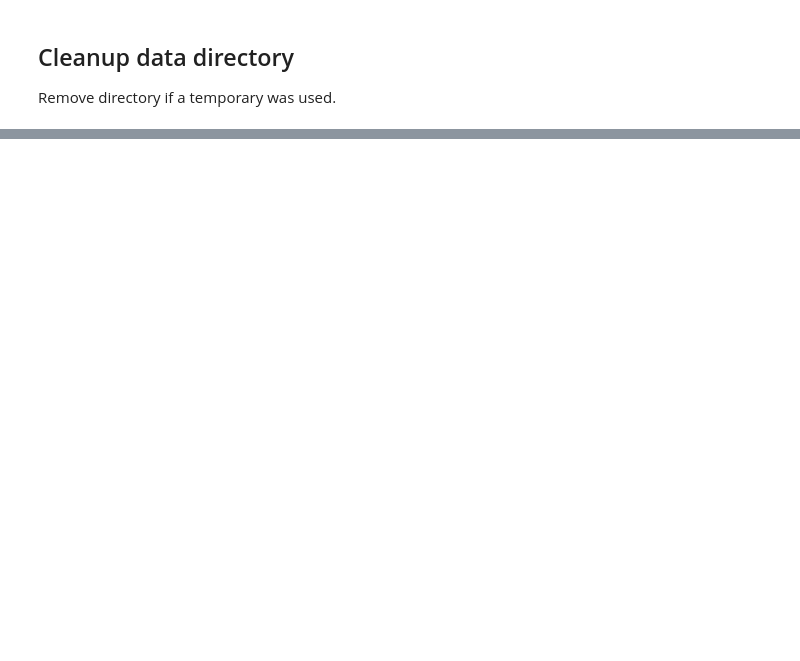
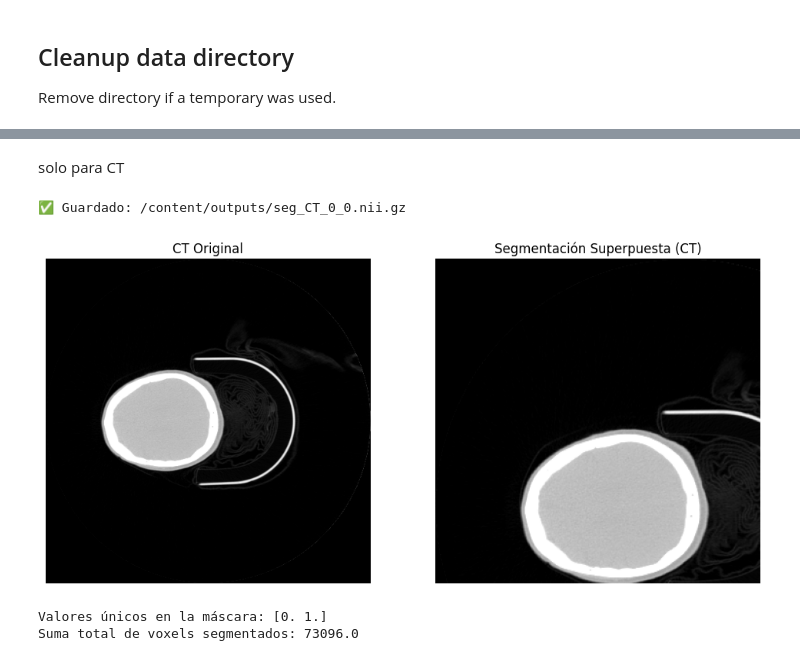
Before and after one commit to alexiacanosa/pruebas_monai, a Jupyter notebook: 3d_segmentation/spleen_segmentation_3d.ipynb, the cells around one changed output, grey strips where cells are left out. Drawn from its saved outputs; the diff is of its cells as text; code cells hidden in the pictures; blank space fills up the shorter version.

```diff
--- a/3d_segmentation/spleen_segmentation_3d.ipynb
+++ b/3d_segmentation/spleen_segmentation_3d.ipynb
@@ -538,0 +795,2 @@ if directory is None:
+# %% [markdown]
+solo para CT
@@ -538,0 +817,69 @@ if directory is None:
+# %%
+import os
+import nibabel as nib
+import numpy as np
+import torch
+
+os.makedirs("/content/outputs", exist_ok=True)
+model.eval()
+
+for i, batch_data in enumerate(val_loader):
+    inputs = batch_data["image"].to(device)
+
+    with torch.no_grad():
+        outputs = sliding_window_inference(inputs, (96, 96, 96), 4, model)
+        outputs = torch.argmax(outputs, dim=1, keepdim=True).cpu().numpy()
+
+    for j, seg in enumerate(outputs):
+        seg = seg[0].astype(np.uint8)
+        affine = np.eye(4)
+        filename = f"seg_CT_{i}_{j}.nii.gz"
+        nib.save(nib.Nifti1Image(seg, affine), f"/content/outputs/{filename}")
+        print(f"✅ Guardado: /content/outputs/{filename}")
+# %% [output]
+✅ Guardado: /content/outputs/seg_CT_0_0.nii.gz
+# %%
+import matplotlib.pyplot as plt
+
+img_path = "/content/CHUM-001__CT.nii.gz"
+seg_path = "/content/outputs/seg_CT_0_0.nii.gz"
+
+img_data = nib.load(img_path).get_fdata()
+seg_data = nib.load(seg_path).get_fdata()
+
+# Normalizar intensidades CT
+img_data = np.clip(img_data, -1000, 400)
+img_data = (img_data - img_data.min()) / (img_data.max() - img_data.min())
+
+# Asegurar que la máscara sea binaria
+seg_data = (seg_data > 0.5).astype(np.uint8)
+
+z_slice = seg_data.shape[2] // 2
+
+plt.figure(figsize=(12, 6))
+plt.subplot(1, 2, 1)
+plt.imshow(img_data[:, :, z_slice], cmap="gray")
+plt.title("CT Original")
+plt.axis("off")
+
+plt.subplot(1, 2, 2)
+plt.imshow(img_data[:, :, z_slice], cmap="gray")
+plt.imshow(np.ma.masked_where(seg_data[:, :, z_slice] == 0, seg_data[:, :, z_slice]),
+           cmap="autumn", alpha=0.6)
+plt.title("Segmentación Superpuesta (CT)")
+plt.axis("off")
+plt.show()
+# %% [output]
+[figure, added]
+# %%
+import numpy as np
+import nibabel as nib
+
+seg_path = "/content/outputs/seg_CT_0_0.nii.gz"
+seg_data = nib.load(seg_path).get_fdata()
+
+print("Valores únicos en la máscara:", np.unique(seg_data))
+print("Suma total de voxels segmentados:", np.sum(seg_data))
+# %% [output]
+Valores únicos en la máscara: [0. 1.]
+Suma total de voxels segmentados: 73096.0
```
Also changed, not shown: parts of 24 cells of this notebook.
